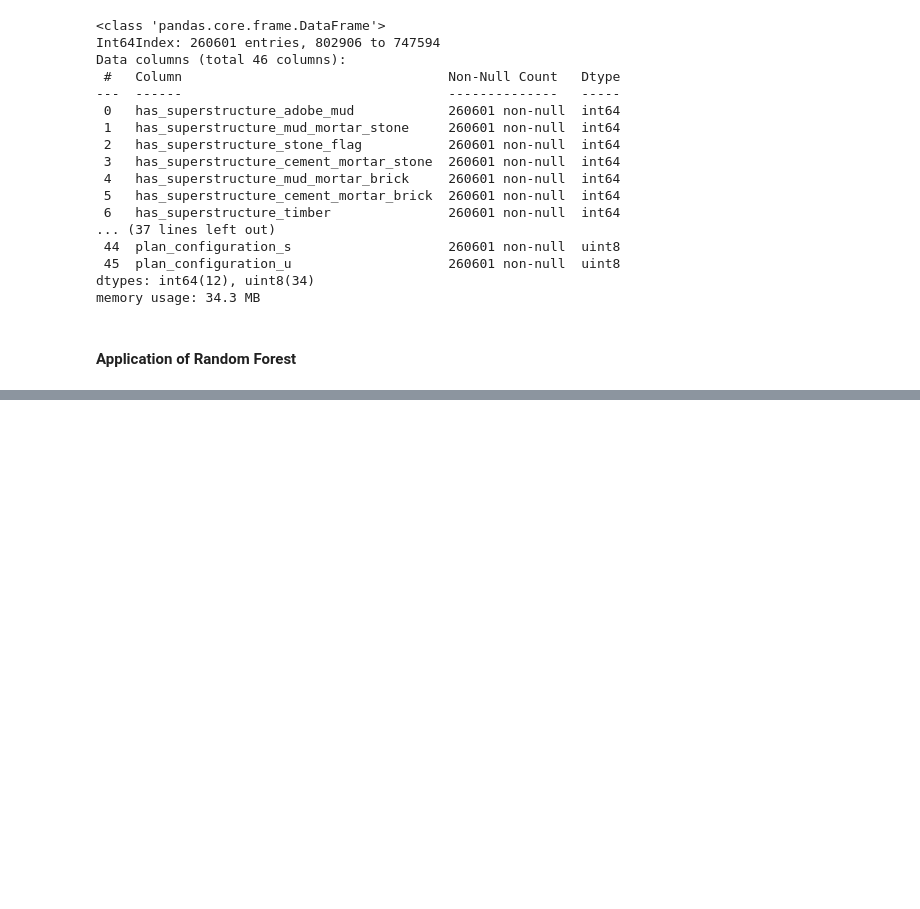
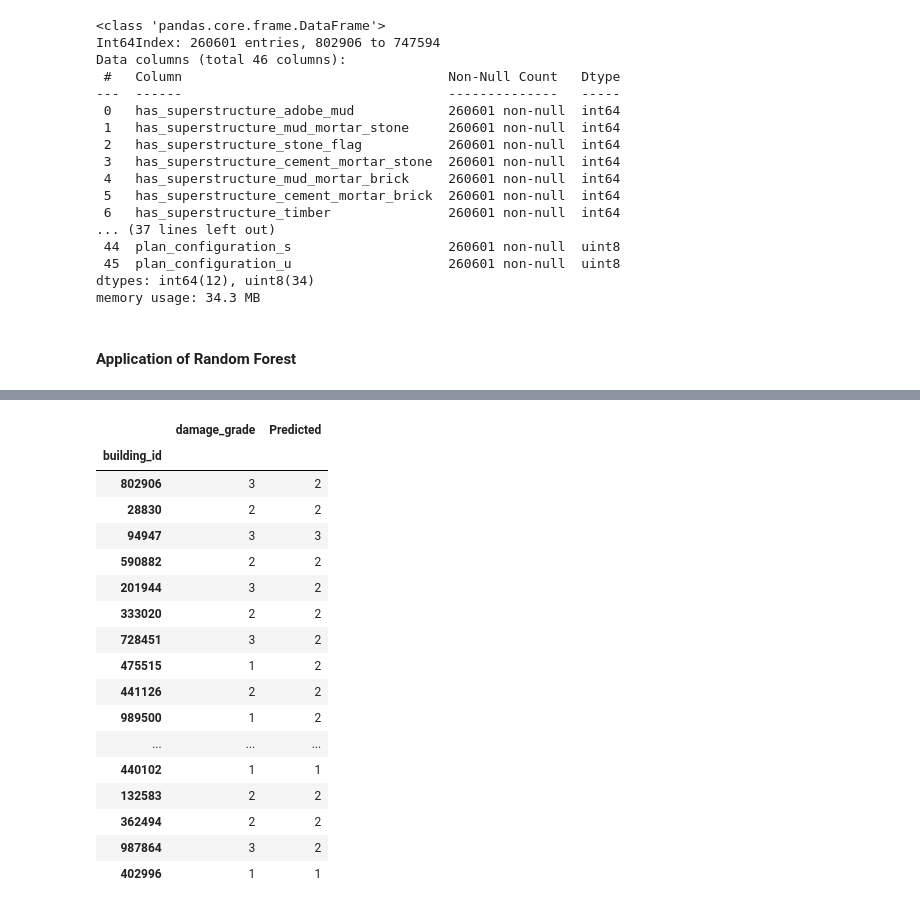
Before and after one commit to t-kaijie/DSA_project, a Jupyter notebook: Mini_project_draft_1.ipynb, the cells around one changed output, grey strips where cells are left out. Drawn from its saved outputs; the diff is of its cells as text; code cells hidden in the pictures; blank space fills up the shorter version.

```diff
--- a/Mini_project_draft_1.ipynb
+++ b/Mini_project_draft_1.ipynb
@@ -219,7 +219,7 @@ memory usage: 34.3 MB
 from sklearn.ensemble import RandomForestClassifier
 
 # Instantiate model with 1000 decision trees
-rf = RandomForestClassifier(n_estimators = 400, random_state = 45)
+rf = RandomForestClassifier(n_estimators = 2000, random_state = 200, verbose=2, max_depth = 50)
 
 # Train the model on training data
 rf.fit(x_train_convert, np.ravel(y_train))
@@ -253,3 +285,24 @@ y_completed['Predicted']= rf.predict(x_train_convert)
 | 94947 | 3 | 3 |
 | 590882 | 2 | 2 |
 | 201944 | 3 | 2 |
+# %%
+y_completed.head(50)
+# %% [output]
+|  | damage_grade | Predicted |
+| building_id |  |  |
+| 802906 | 3 | 2 |
+| 28830 | 2 | 2 |
+| 94947 | 3 | 3 |
+| 590882 | 2 | 2 |
+| 201944 | 3 | 2 |
+| 333020 | 2 | 2 |
+| 728451 | 3 | 2 |
+| 475515 | 1 | 2 |
+| 441126 | 2 | 2 |
+| 989500 | 1 | 2 |
+| ... | ... | ... |
+| 440102 | 1 | 1 |
+| 132583 | 2 | 2 |
+| 362494 | 2 | 2 |
+| 987864 | 3 | 2 |
+| 402996 | 1 | 1 |
```
Also changed, not shown: parts of 3 cells of this notebook, 3 other files.
